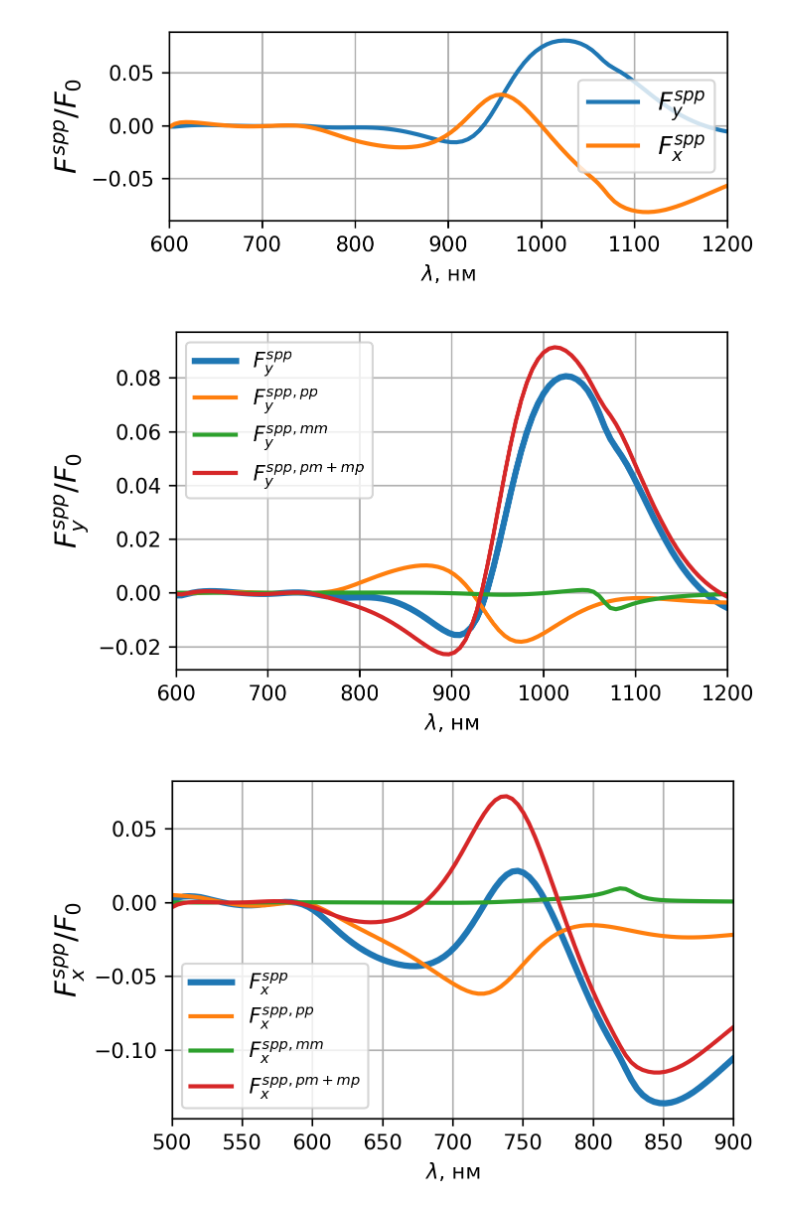
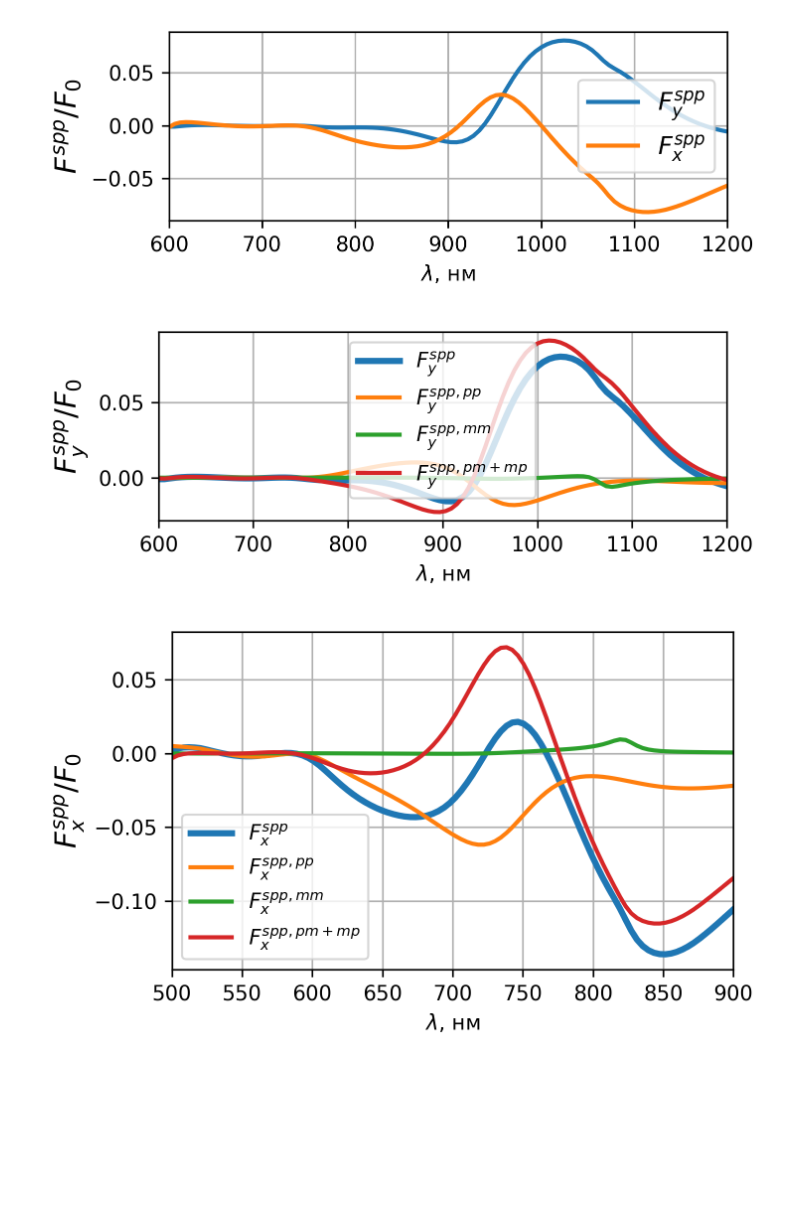
Before and after one commit to semyonbo/SPP_ANALYTICAL, a Jupyter notebook: plasmon_force.ipynb, the cells around one changed output. Cells and saved outputs as stored; diff of their text form; code cells hidden in the pictures; blank space fills up the shorter version.

```diff
--- a/plasmon_force.ipynb
+++ b/plasmon_force.ipynb
@@ -134,12 +134,19 @@ ax_bottom.legend()
 [figure]
 # %%
 import numpy as np
-from scipy.integrate import quad
 c_const = 299792458
 eps0_const = 1/(4*np.pi*c_const**2)*1e7
 mu0_const = 4*np.pi * 1e-7
 
 PHI = np.linspace(0, 2*np.pi, 100)
+
+def get_directivity(wl, P,M, eps_Au):
+    px,py,pz = P
+    mx, my,mz = M
+    I = lambda phi:  np.abs( -(mx/c_const-np.sqrt(1/(eps_Au(wl)+1))*py)*np.sin(phi) + (my/c_const + np.sqrt(1/(eps_Au(wl)+1))*px)*np.cos(phi) - np.sqrt(eps_Au(wl)/(eps_Au(wl)+1))*pz)**2
+    Imax = quad(I, 0, 2 * np.pi)[0]
+    return  lambda phi: 2 * np.pi * I(phi) / Imax
+
 
 directivity = np.empty((len(PHI), len(wls)))
 for wl_idx, wl in enumerate(wls):
@@ -152,7 +159,7 @@ for i in range(len(wls)):
     j = np.argmax(directivity[:,i])
     phi_D_from_wl[i] = PHI[j]
 
-angles_no_sc= np.arctan2(-Fsppy[:,0], Fsppx[:,0])
+angles_no_sc= np.arctan2(Fsppy[:,0], Fsppx[:,0])
 
 angles_no_sc = (angles_no_sc + 2 * np.pi) % (2 * np.pi)
 # %%
@@ -202,27 +209,27 @@ plt.show()
 # %% [output]
 [figure]
 # %%
-fig, ax1 = plt.subplots(1, 1, figsize=(5, 3), sharex=True, dpi=300)
+fig, ax1 = plt.subplots(1, 1, figsize=(5, 2), sharex=True, dpi=300)
 
 
 ax1.plot(wls, Fsppy[:,0]/fmax_wls, label='$F_y^{spp}$', linewidth=3)
 ax1.plot(wls, Fsppy[:,2]/fmax_wls, label='$F_y^{spp,pp}$', linewidth=2)
 ax1.plot(wls, Fsppy[:,5]/fmax_wls, label='$F_y^{spp,mm}$', linewidth=2)
 ax1.plot(wls, (Fsppy[:,6]+Fsppy[:,3])/fmax_wls, label='$F_y^{spp,pm+mp}$', linewidth=2)
 #ax1.plot(wls, F_y[:,7]/fmax_wls, label='$F_y^{\\times}$', linewidth=2)
 
 ax1.set_ylabel('$F_y^{spp}/F_0$', fontsize=14)
 ax1.grid(True)
 ax1.legend()
 ax1.set_xlabel('$\\lambda$, нм')
 
 plt.xlim(wls[0], wls[-1])
 
 plt.tight_layout()
-plt.savefig(f'f__spp_y_from_wl_z0_{point[2]}.png', dpi=300)
+#plt.savefig(f'f__spp_y_from_wl_z0_{point[2]}.png', dpi=300)
 plt.show()
 # %% [output]
-[figure, old version]
+[figure, new version]
 # %%
 fig, ax1 = plt.subplots(1, 1, figsize=(5, 3), sharex=True, dpi=300)
 
```
Also changed, not shown: parts of 2 cells of this notebook, 10 other files.
